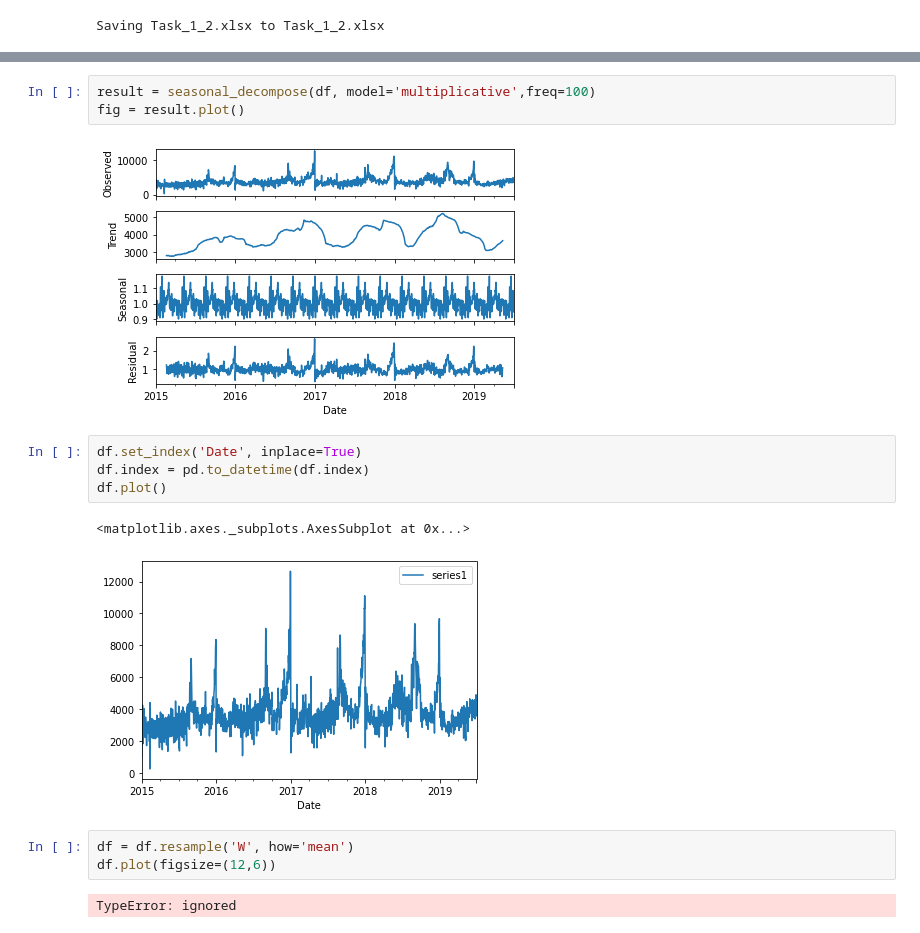
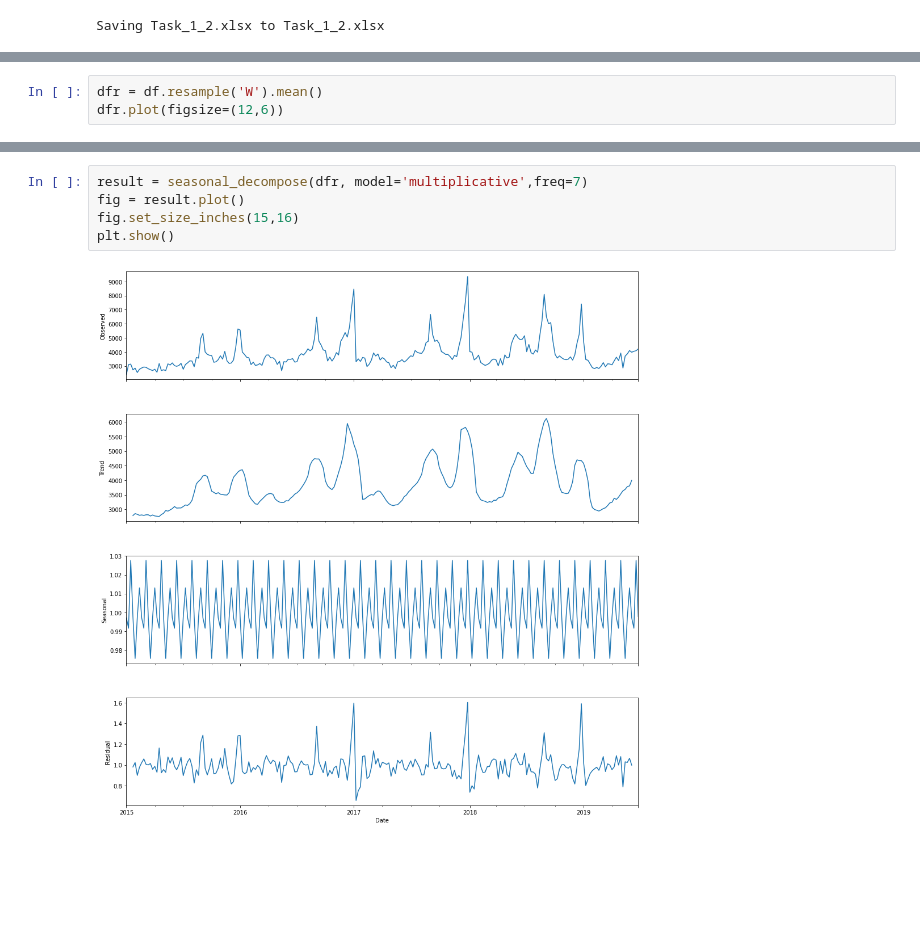
Before and after one commit to MaximStepanovich/A1_task1_timeseries, a Jupyter notebook: A1_task1.ipynb, the cells around one changed output, grey strips where cells are left out. Cells and saved outputs as stored; diff of their text form; blank space fills up the shorter version.

```diff
--- a/A1_task1.ipynb
+++ b/A1_task1.ipynb
@@ -17,0 +139,3 @@ from statsmodels.tsa.seasonal import seasonal_decompose
+# %%
+dfr = df.resample('W').mean()
+dfr.plot(figsize=(12,6))
@@ -18,17 +145,7 @@ from statsmodels.tsa.seasonal import seasonal_decompose
 # %%
-result = seasonal_decompose(df, model='multiplicative',freq=100)
+result = seasonal_decompose(dfr, model='multiplicative',freq=7)
 fig = result.plot()
+fig.set_size_inches(15,16)
+plt.show()
 # %% [output]
-[figure, old version]
+[figure, new version]
-# %%
-df.set_index('Date', inplace=True)
-df.index = pd.to_datetime(df.index)
-df.plot()
-# %% [output]
-<matplotlib.axes._subplots.AxesSubplot at 0x...>
-[figure, removed]
-# %%
-df = df.resample('W', how='mean')
-df.plot(figsize=(12,6))
-# %% [output]
-TypeError: ignored
```
Also changed, not shown: parts of 18 cells of this notebook.
